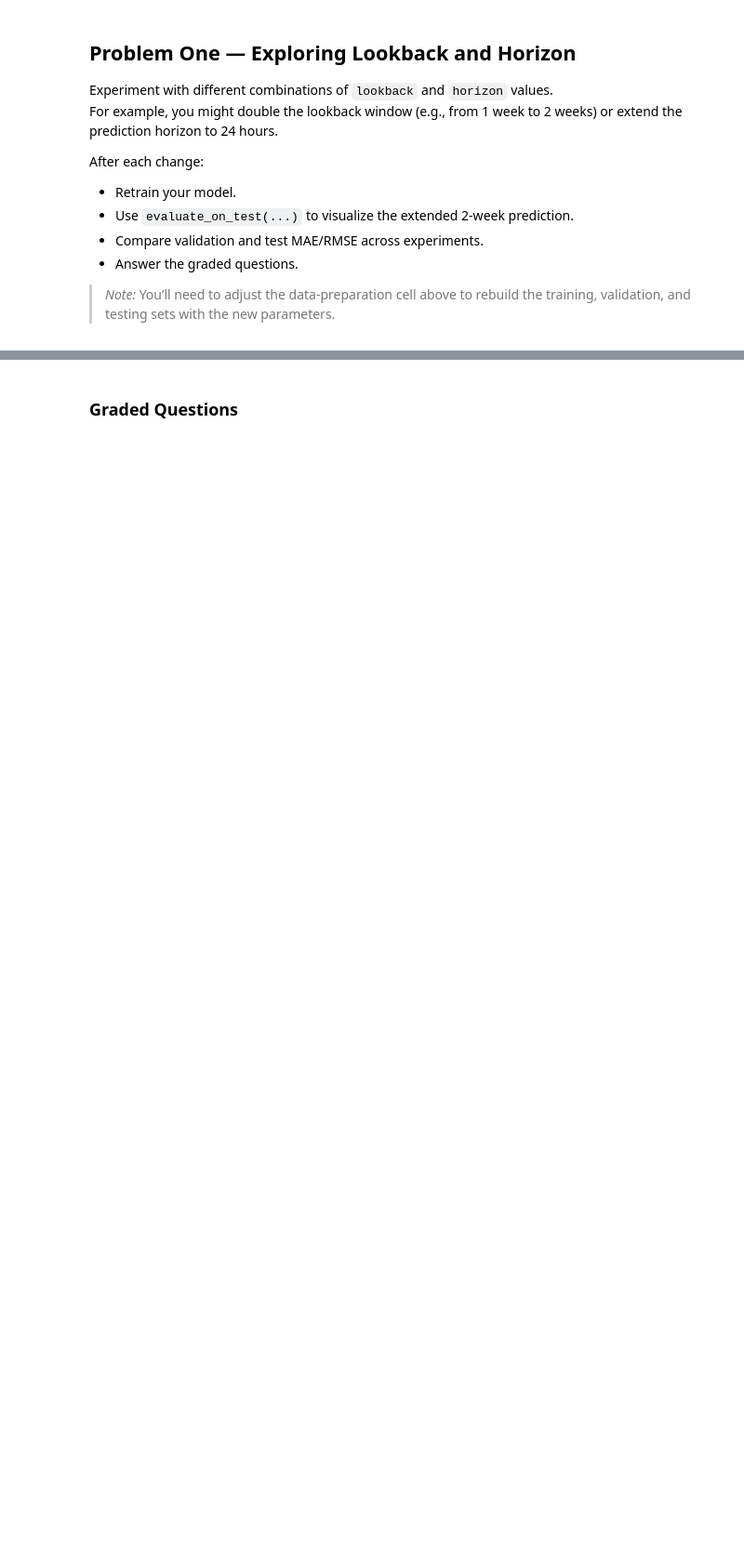
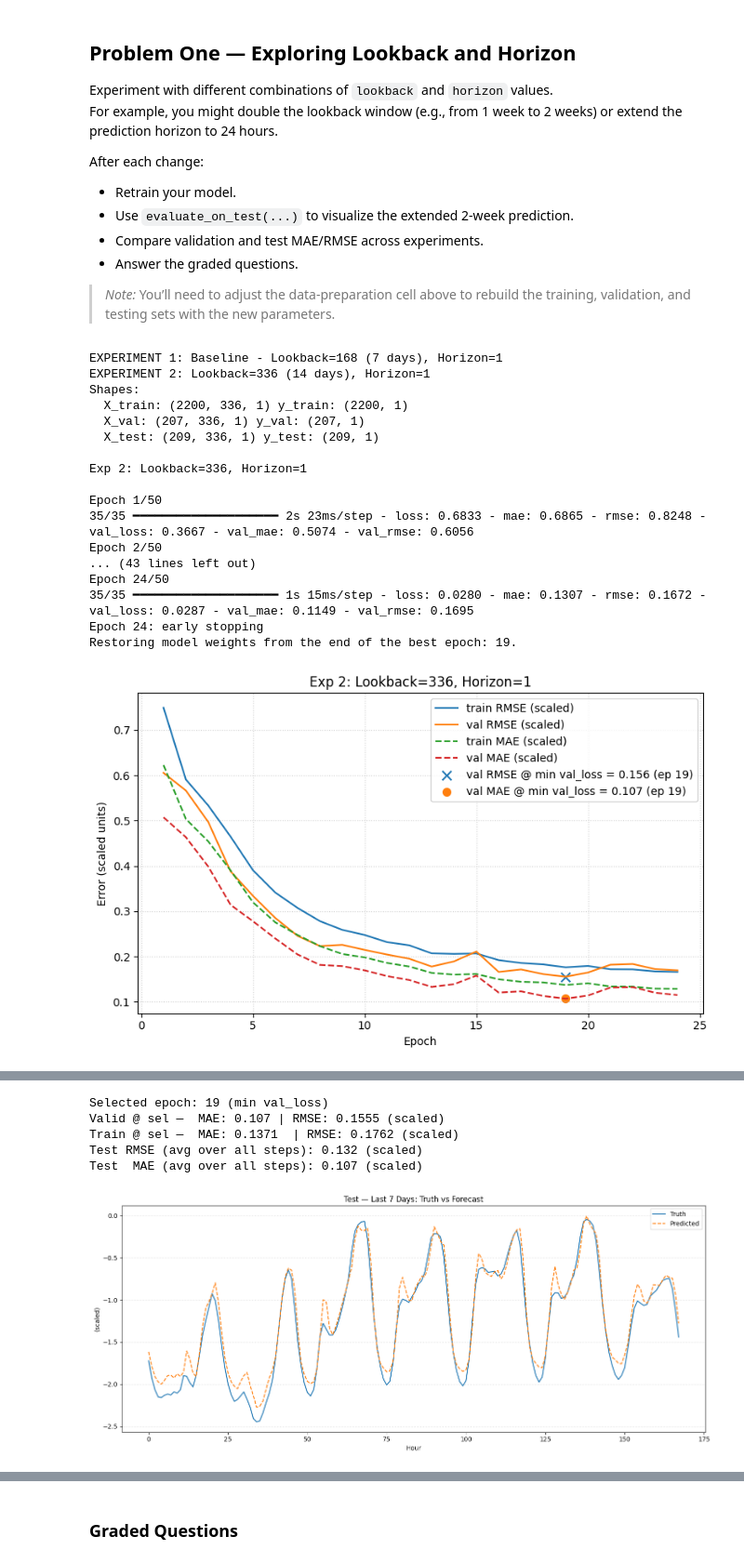
Before and after one commit to aydanmufti/Module-7-Assignments, a Jupyter notebook: Homework_08.ipynb, the cells around one changed output, grey strips where cells are left out. Shown at 93% size. Drawn from its saved outputs; the diff is of its cells as text; code cells hidden in the pictures; blank space fills up the shorter version.

```diff
--- a/Homework_08.ipynb
+++ b/Homework_08.ipynb
@@ -837,3 +837,56 @@ After each change:
 > *Note:* You’ll need to adjust the data-preparation cell above to rebuild the training, validation, and testing sets with the new parameters.
 # %%
 # Your code here, add as many cells as you like
+# Problem 1: Exploring Lookback and Horizon
+
+# Store results for comparison
+experiment_results = []
+
+# Experiment 1: Baseline (already done) - lookback=168 (7 days), horizon=1
+print("EXPERIMENT 1: Baseline - Lookback=168 (7 days), Horizon=1")
+# Already trained above, results shown
+
+# Experiment 2: Double the lookback - lookback=336 (14 days), horizon=1
+print("EXPERIMENT 2: Lookback=336 (14 days), Horizon=1")
+
+lookback = 24 * 14  # 2 weeks
+horizon = 1
+
+X_train, y_train = make_windows(train_x, lookback, horizon)
+X_val, y_val = make_windows(val_x, lookback, horizon)
+X_test, y_test = make_windows(test_x, lookback, horizon)
+
+print("Shapes:")
+print("  X_train:", X_train.shape, "y_train:", y_train.shape)
+print("  X_val:", X_val.shape, "y_val:", y_val.shape)
+print("  X_test:", X_test.shape, "y_test:", y_test.shape)
+
+model_exp2 = Sequential([
+    Input(shape=(lookback, 1)),
+    LSTM(32),
+    Dropout(0.2),
+    Dense(16, activation="relu", kernel_initializer=he),
+    Dense(horizon)
+])
+
+train_and_test(model_exp2, title="Exp 2: Lookback=336, Horizon=1", verbose=1)
+evaluate_on_test(model_exp2)
+# %% [output]
+EXPERIMENT 1: Baseline - Lookback=168 (7 days), Horizon=1
+EXPERIMENT 2: Lookback=336 (14 days), Horizon=1
+Shapes:
+  X_train: (2200, 336, 1) y_train: (2200, 1)
+  X_val: (207, 336, 1) y_val: (207, 1)
+  X_test: (209, 336, 1) y_test: (209, 1)
+
+Exp 2: Lookback=336, Horizon=1
+
+Epoch 1/50
+35/35 ━━━━━━━━━━━━━━━━━━━━ 2s 23ms/step - loss: 0.6833 - mae: 0.6865 - rmse: 0.8248 - val_loss: 0.3667 - val_mae: 0.5074 - val_rmse: 0.6056
+Epoch 2/50
+... (43 lines left out)
+Epoch 24/50
+35/35 ━━━━━━━━━━━━━━━━━━━━ 1s 15ms/step - loss: 0.0280 - mae: 0.1307 - rmse: 0.1672 - val_loss: 0.0287 - val_mae: 0.1149 - val_rmse: 0.1695
+Epoch 24: early stopping
+Restoring model weights from the end of the best epoch: 19.
+[figure, added]
@@ -839,0 +894,6 @@ After each change:
+Selected epoch: 19 (min val_loss)
+Valid @ sel —  MAE: 0.107 | RMSE: 0.1555 (scaled)
+Train @ sel —  MAE: 0.1371  | RMSE: 0.1762 (scaled)
+Test RMSE (avg over all steps): 0.132 (scaled)
+Test  MAE (avg over all steps): 0.107 (scaled)
+[figure, added]
```
Also changed, not shown: parts of 23 cells of this notebook.
